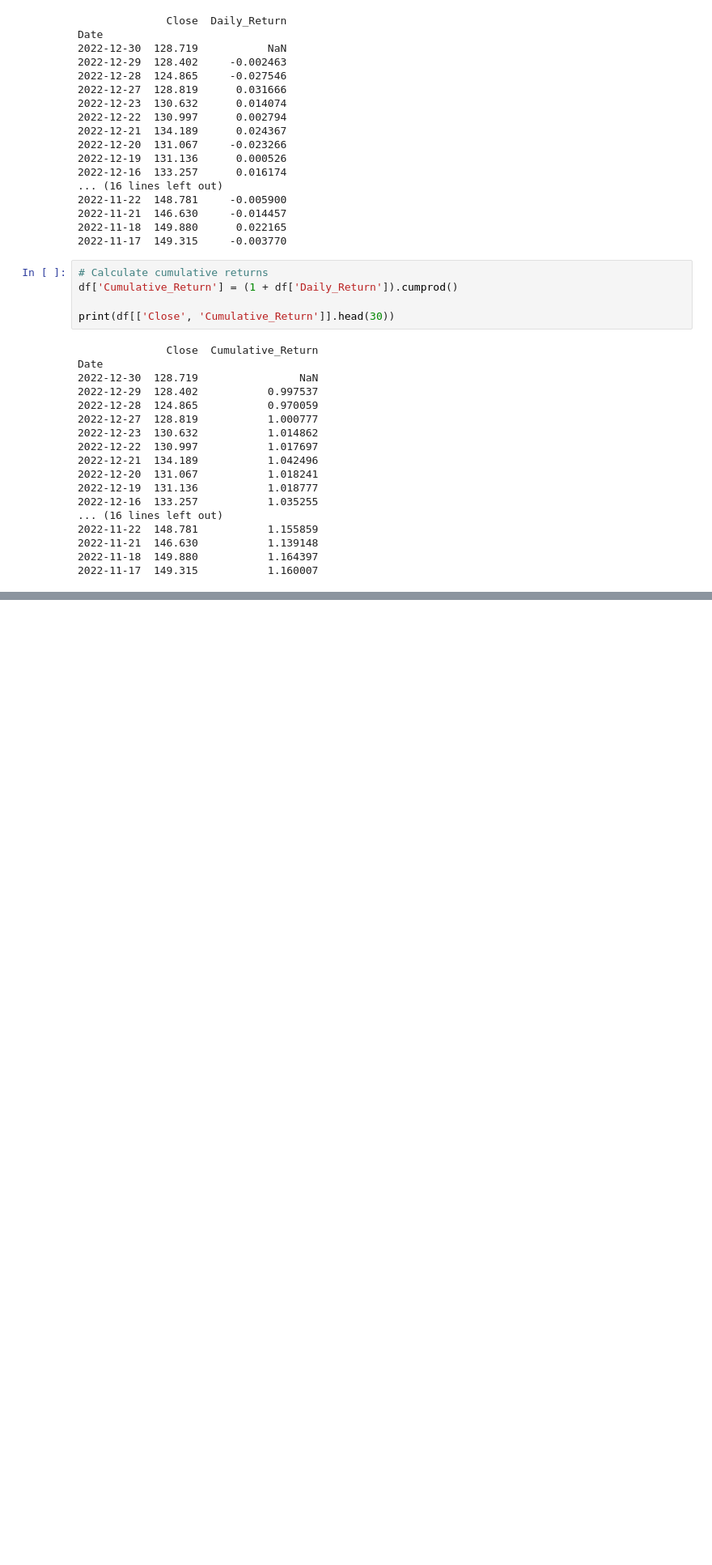
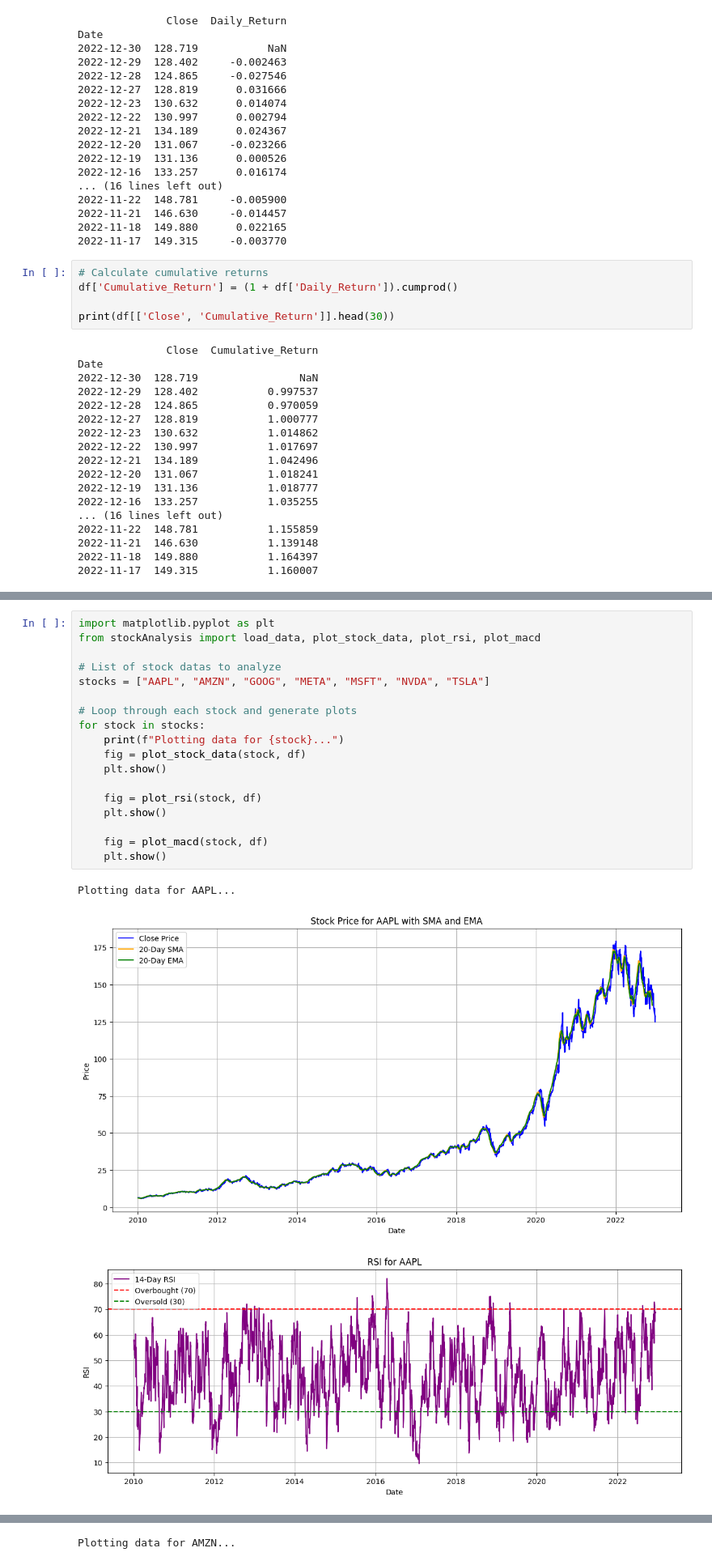
Before and after one commit to Amen-Zelealem/Financial-News-Analysis, a Jupyter notebook: notebooks/financialAnalysis.ipynb, the cells around one changed output, grey strips where cells are left out. Shown at 81% size. Saved outputs shown, nothing was run; the diff lists cells and outputs as text; blank space fills up the shorter version.

Commit message:
Added Data Visualization for StockAnalysis

```diff
--- a/notebooks/financialAnalysis.ipynb
+++ b/notebooks/financialAnalysis.ipynb
@@ -141,0 +144,22 @@ Date
+# %%
+import matplotlib.pyplot as plt
+from stockAnalysis import load_data, plot_stock_data, plot_rsi, plot_macd
+
+# List of stock datas to analyze
+stocks = ["AAPL", "AMZN", "GOOG", "META", "MSFT", "NVDA", "TSLA"]
+
+# Loop through each stock and generate plots
+for stock in stocks:
+    print(f"Plotting data for {stock}...")
+    fig = plot_stock_data(stock, df)
+    plt.show()
+
+    fig = plot_rsi(stock, df)
+    plt.show()
+
+    fig = plot_macd(stock, df)
+    plt.show()
+# %% [output]
+Plotting data for AAPL...
+[figure, added]
+[figure, added]
@@ -141,0 +167 @@ Date
+Plotting data for AMZN...
```
Also changed, not shown: parts of 2 cells of this notebook.
